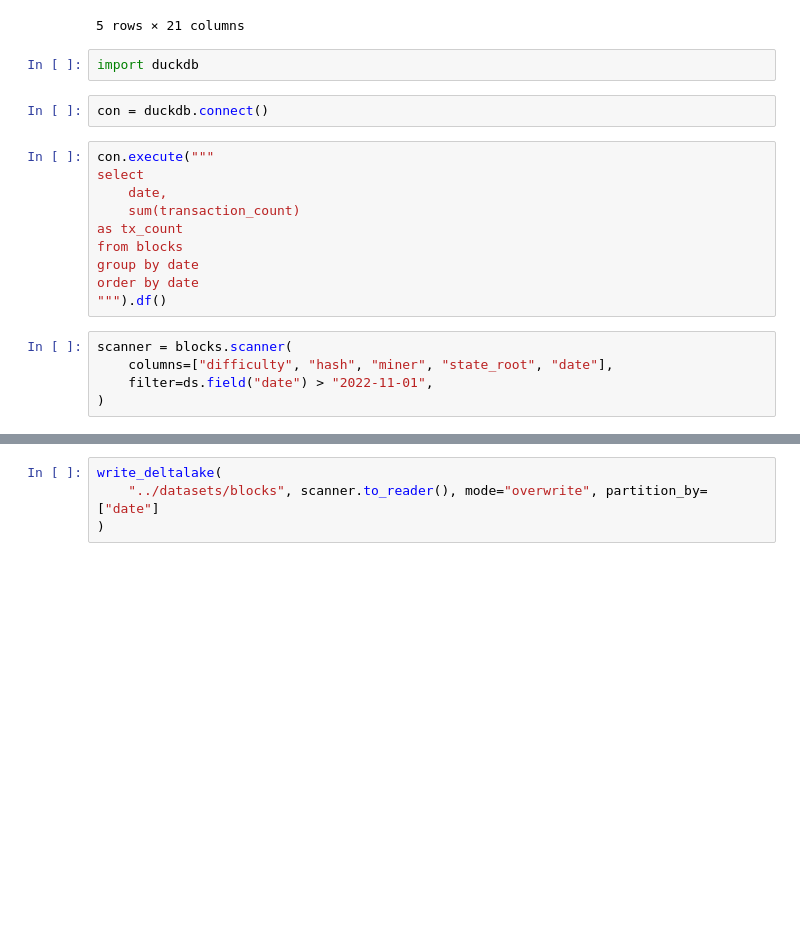
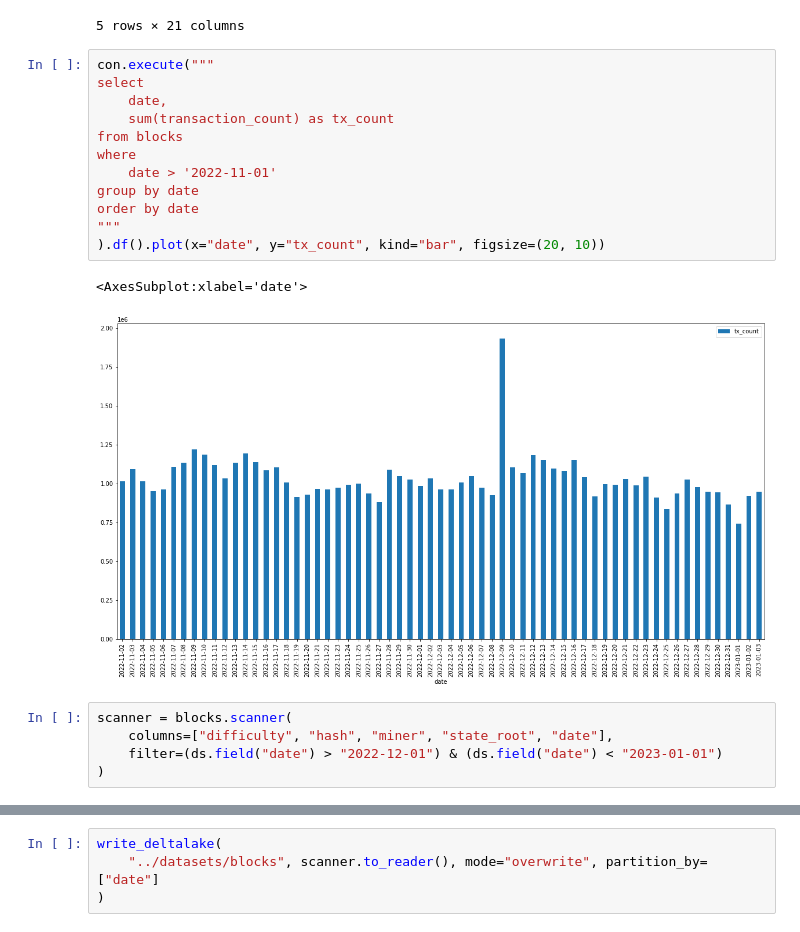
Before and after one commit to davidgasquez/datalab, a Jupyter notebook: notebooks/2022-10-10-Exploring Arrow Ecosystem.ipynb, the cells around one changed output, grey strips where cells are left out. Drawn from its saved outputs; the diff is of its cells as text; blank space fills up the shorter version.

```diff
--- a/notebooks/2022-10-10-Exploring Arrow Ecosystem.ipynb
+++ b/notebooks/2022-10-10-Exploring Arrow Ecosystem.ipynb
@@ -27,24 +32,25 @@ blocks.head(5).to_pandas()
 | 3 | 3.090740e+10 | 0x202df65f4ec4c27fd65d4c4d34c1334... | 0x9beb4d346c6309a9ce4f27393c6322c... | 0xcffa11e09d7355fa | 1217 | 546 | 2015-07-30 16:10:03 | 2.838524e+13 | ... |
 | 4 | 1.034101e+11 | 0x4b1a21458763697d810b197d0f3ae28... | 0x322df8fd261820c36234f806b15f51a... | 0xf0135edf3f857cec | 3741 | 546 | 2015-07-30 18:23:53 | 1.810237e+14 | ... |
 5 rows × 21 columns
-# %%
-import duckdb
-# %%
-con = duckdb.connect()
 # %%
 con.execute("""
 select
     date,
-    sum(transaction_count)
-as tx_count
+    sum(transaction_count) as tx_count
 from blocks
+where
+    date > '2022-11-01'
 group by date
 order by date
-""").df()
+"""
+).df().plot(x="date", y="tx_count", kind="bar", figsize=(20, 10))
+# %% [output]
+<AxesSubplot:xlabel='date'>
+[figure, added]
 # %%
 scanner = blocks.scanner(
     columns=["difficulty", "hash", "miner", "state_root", "date"],
-    filter=ds.field("date") > "2022-11-01",
+    filter=(ds.field("date") > "2022-12-01") & (ds.field("date") < "2023-01-01")
 )
 # %%
 scanner.head(5).to_pandas()
```
Also changed, not shown: parts of 3 cells of this notebook, 3 other files.
